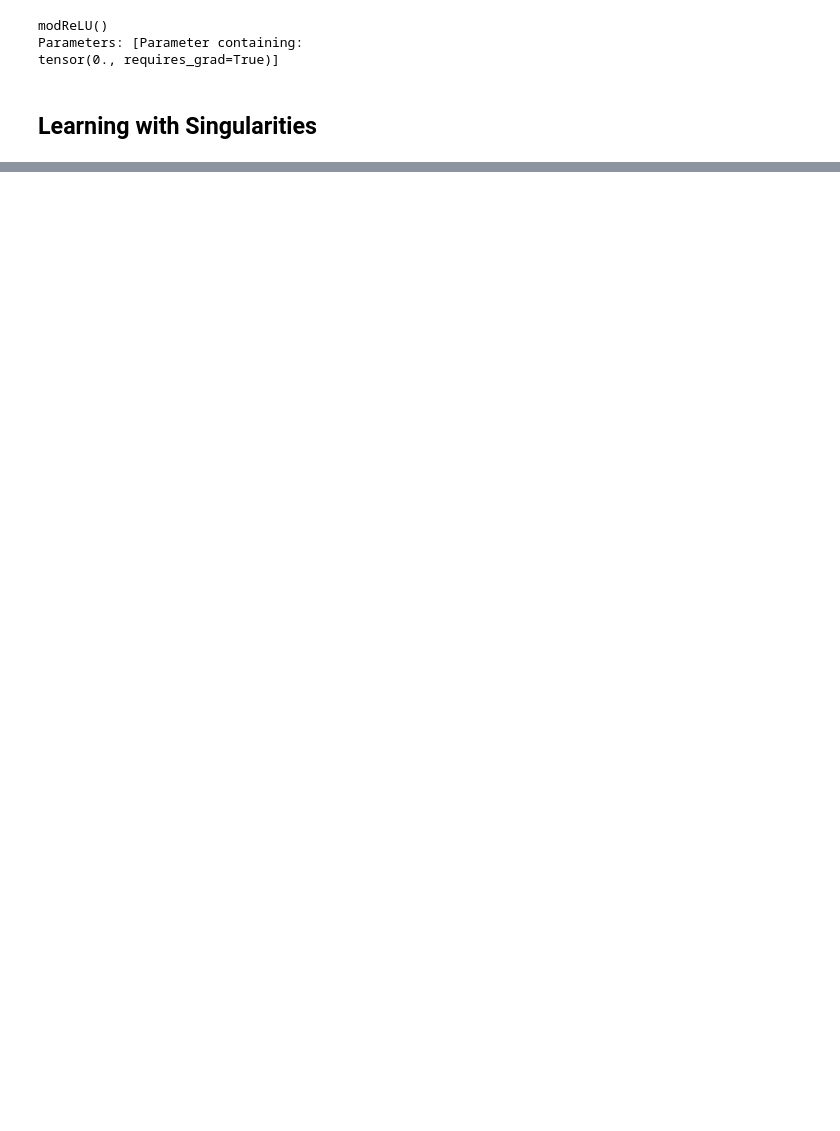
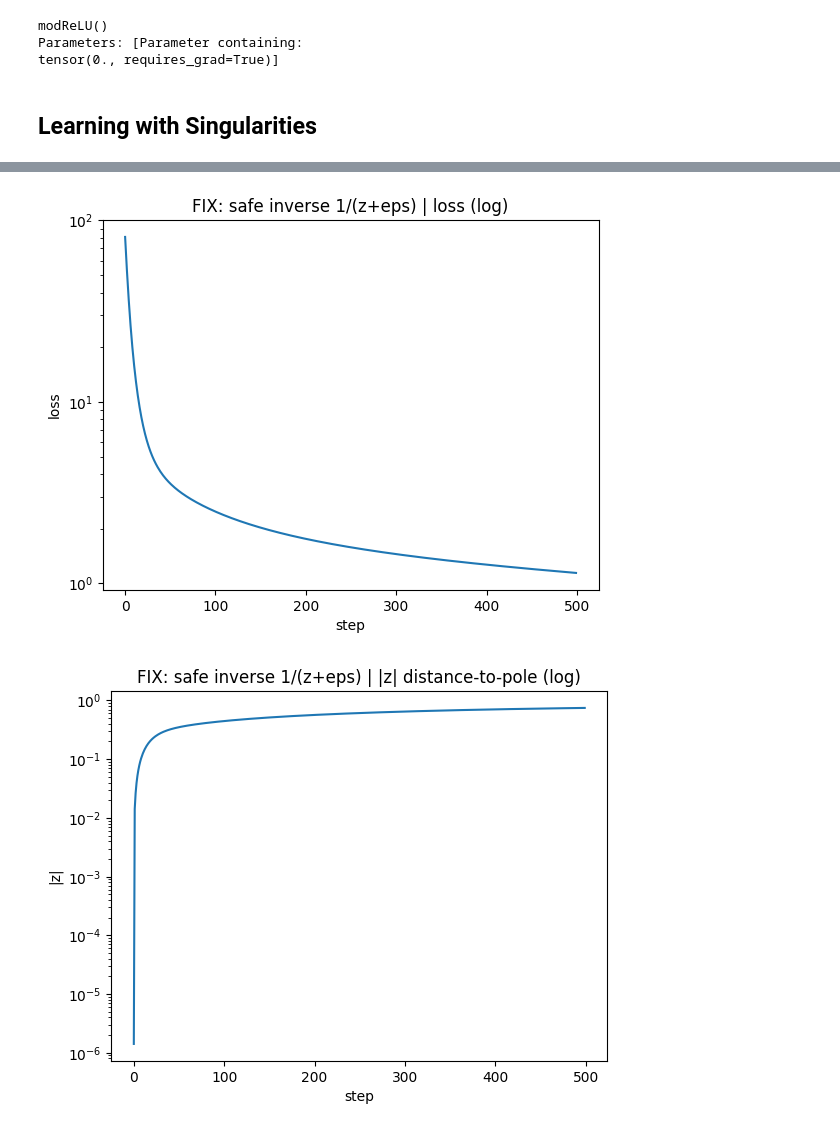
Before and after one commit to sjeastwood/CMPT981_CVNN, a Jupyter notebook: Singularities_Sweep.ipynb, the cells around one changed output, grey strips where cells are left out. Cells and saved outputs as stored; diff of their text form; code cells hidden in the pictures; blank space fills up the shorter version.

```diff
--- a/Singularities_Sweep.ipynb
+++ b/Singularities_Sweep.ipynb
@@ -29,4 +29,4 @@ def get_complex_activation(name: str):
     else:
         return nn.Identity()
 # %%
-device = "cpu"
+device = torch.device("mps") if torch.backends.mps.is_available() else torch.device("cpu")
@@ -365,14 +316,17 @@ plot_hist(hist_bad, "BAD: 1/z + modReLU, no mitigation, start near pole")
 # %%
 hist_safe = run_escape_experiment(
     f_name="1/z",
     act_name="modReLU",
     lr=1e-2,
     steps=500,
     z0=1e-6 + 1e-6j,
     y_target=1.0+0j,
     mitigation="safe_inverse",
-    eps=1e-3,            # tune this
+    eps=1e-1,
     grad_clip=None,
     rmin=None
 )
 plot_hist(hist_safe, "FIX: safe inverse 1/(z+eps)")
+# %% [output]
+[figure, added]
+[figure, added]
```
Also changed, not shown: parts of 10 cells of this notebook.
